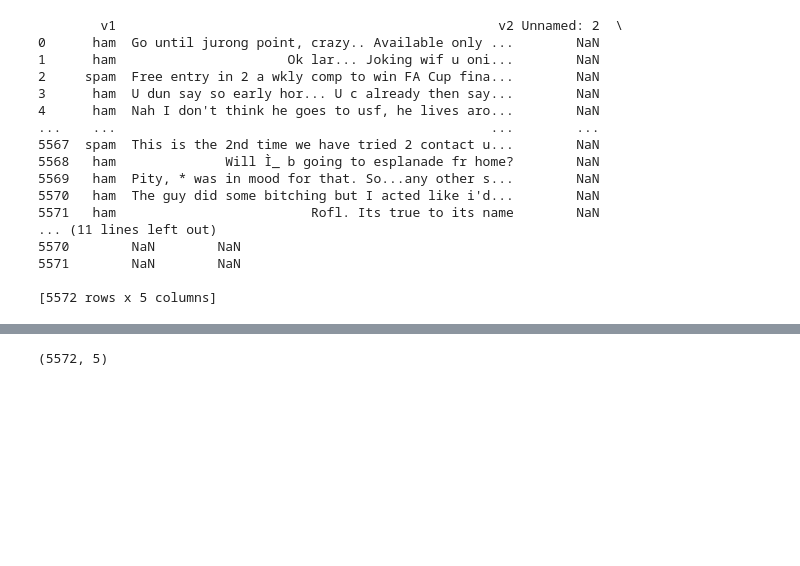
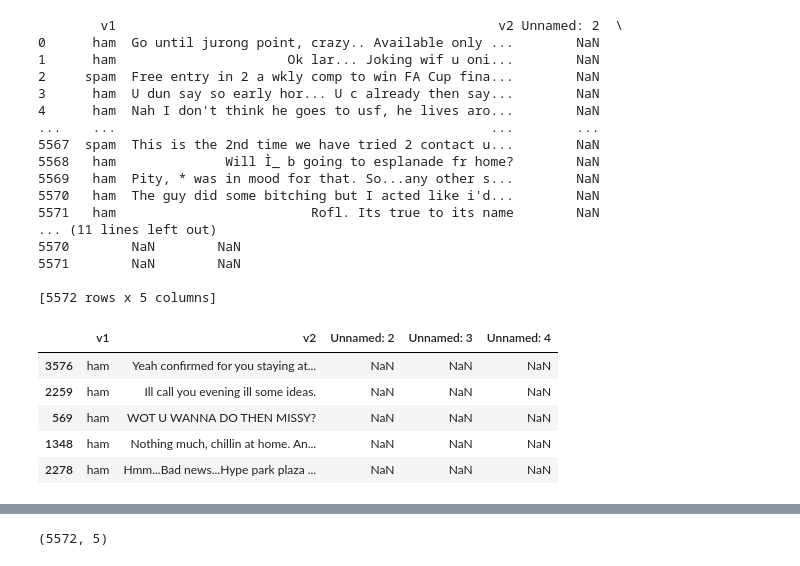
Before and after one commit to Purbasa2003/SMS_Classifier, a Jupyter notebook: SMS_Spam_Classifier(with_predictive_model).ipynb, the cells around one changed output, grey strips where cells are left out. Cells and saved outputs as stored; diff of their text form; code cells hidden in the pictures; blank space fills up the shorter version.

```diff
--- a/SMS_Spam_Classifier(with_predictive_model).ipynb
+++ b/SMS_Spam_Classifier(with_predictive_model).ipynb
@@ -34,6 +36,15 @@ print(df)
 5571        NaN        NaN
 
 [5572 rows x 5 columns]
+# %%
+df.sample(5)
+# %% [output]
+|  | v1 | v2 | Unnamed: 2 | Unnamed: 3 | Unnamed: 4 |
+| 3576 | ham | Yeah confirmed for you staying at... | NaN | NaN | NaN |
+| 2259 | ham | Ill call you evening ill some ideas. | NaN | NaN | NaN |
+| 569 | ham | WOT U WANNA DO THEN MISSY? | NaN | NaN | NaN |
+| 1348 | ham | Nothing much, chillin at home. An... | NaN | NaN | NaN |
+| 2278 | ham | Hmm...Bad news...Hype park plaza ... | NaN | NaN | NaN |
 # %%
 #replace the null values with a null string
 sms_data = df.where((pd.notnull(df)),'')
```
Also changed, not shown: parts of 17 cells of this notebook.
